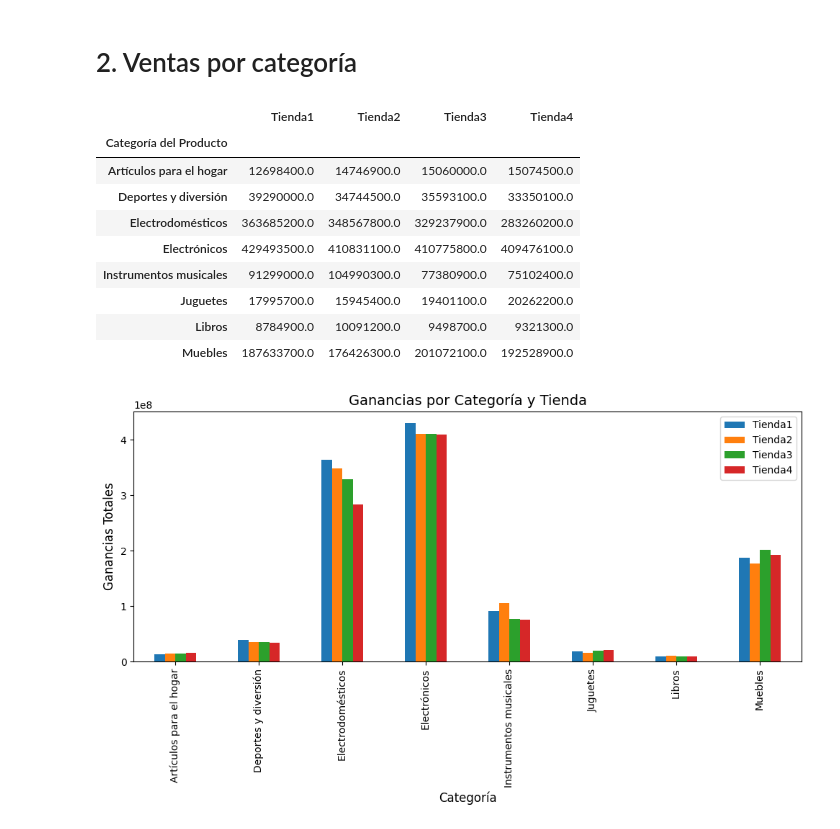
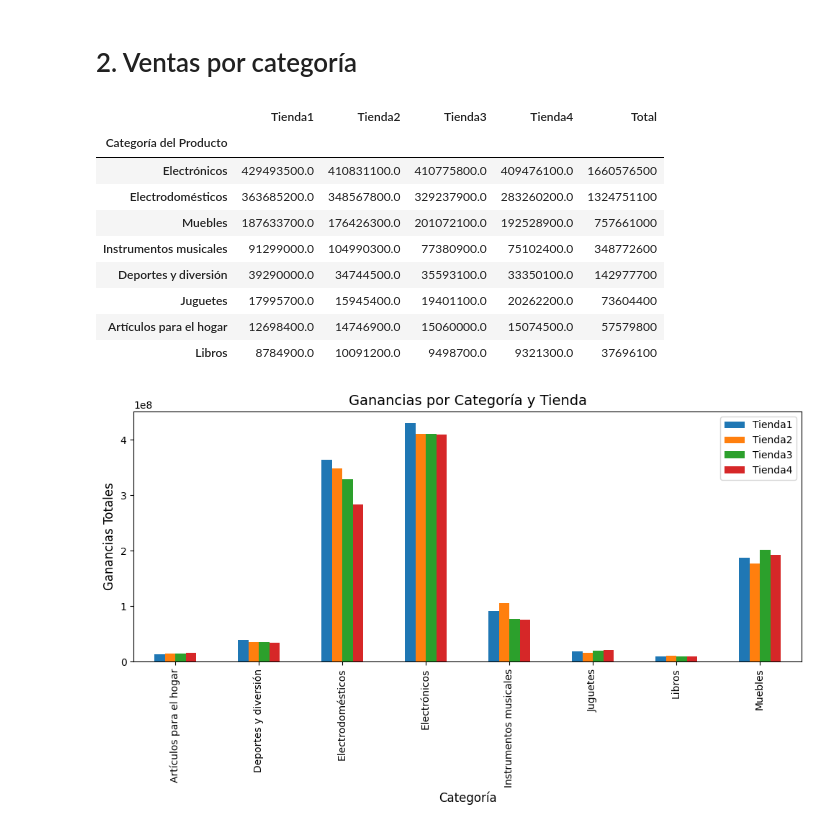
Before and after one commit to jeshua2829/1erDesafioPython, a Jupyter notebook: AluraStoreLatam.ipynb, the cells around one changed output. Saved outputs shown, nothing was run; the diff lists cells and outputs as text; code cells hidden in the pictures.

Commit message:
Se termino el Analisi y se dejo la conclusion para la Toma de Desiciones

```diff
--- a/AluraStoreLatam.ipynb
+++ b/AluraStoreLatam.ipynb
@@ -58,21 +107,21 @@ cantCategoriasT4 = tienda4["Categoría del Producto"].value_counts(ascending=Fal
 # %%
 Categorias_Mas_Ganancia = pd.concat([ingresoCategoriaT1,ingresoCategoriaT2,ingresoCategoriaT3,ingresoCategoriaT4],axis=1)
 Categorias_Mas_Ganancia.columns = ("Tienda1","Tienda2","Tienda3","Tienda4")
-#Categorias_Mas_Ganancia["Total"] = Categorias_Mas_Ganancia.sum(axis=1)
-#Categorias_Mas_Ganancia["Total"] = Categorias_Mas_Ganancia["Total"].round(0).astype(int)
-#Categorias_Mas_Ganancia = Categorias_Mas_Ganancia.sort_values(by="Total", ascending=False)
+Categorias_Mas_Ganancia["Total"] = Categorias_Mas_Ganancia.sum(axis=1)
+Categorias_Mas_Ganancia["Total"] = Categorias_Mas_Ganancia["Total"].round(0).astype(int)
+Categorias_Mas_Ganancia = Categorias_Mas_Ganancia.sort_values(by="Total", ascending=False)
 Categorias_Mas_Ganancia
 # %% [output]
-|  | Tienda1 | Tienda2 | Tienda3 | Tienda4 |
-| Categoría del Producto |  |  |  |  |
-| Artículos para el hogar | 12698400.0 | 14746900.0 | 15060000.0 | 15074500.0 |
-| Deportes y diversión | 39290000.0 | 34744500.0 | 35593100.0 | 33350100.0 |
-| Electrodomésticos | 363685200.0 | 348567800.0 | 329237900.0 | 283260200.0 |
-| Electrónicos | 429493500.0 | 410831100.0 | 410775800.0 | 409476100.0 |
-| Instrumentos musicales | 91299000.0 | 104990300.0 | 77380900.0 | 75102400.0 |
-| Juguetes | 17995700.0 | 15945400.0 | 19401100.0 | 20262200.0 |
-| Libros | 8784900.0 | 10091200.0 | 9498700.0 | 9321300.0 |
-| Muebles | 187633700.0 | 176426300.0 | 201072100.0 | 192528900.0 |
+|  | Tienda1 | Tienda2 | Tienda3 | Tienda4 | Total |
+| Categoría del Producto |  |  |  |  |  |
+| Electrónicos | 429493500.0 | 410831100.0 | 410775800.0 | 409476100.0 | 1660576500 |
+| Electrodomésticos | 363685200.0 | 348567800.0 | 329237900.0 | 283260200.0 | 1324751100 |
+| Muebles | 187633700.0 | 176426300.0 | 201072100.0 | 192528900.0 | 757661000 |
+| Instrumentos musicales | 91299000.0 | 104990300.0 | 77380900.0 | 75102400.0 | 348772600 |
+| Deportes y diversión | 39290000.0 | 34744500.0 | 35593100.0 | 33350100.0 | 142977700 |
+| Juguetes | 17995700.0 | 15945400.0 | 19401100.0 | 20262200.0 | 73604400 |
+| Artículos para el hogar | 12698400.0 | 14746900.0 | 15060000.0 | 15074500.0 | 57579800 |
+| Libros | 8784900.0 | 10091200.0 | 9498700.0 | 9321300.0 | 37696100 |
 # %%
 import matplotlib.pyplot as plt
 
```
Also changed, not shown: parts of 11 cells of this notebook.
